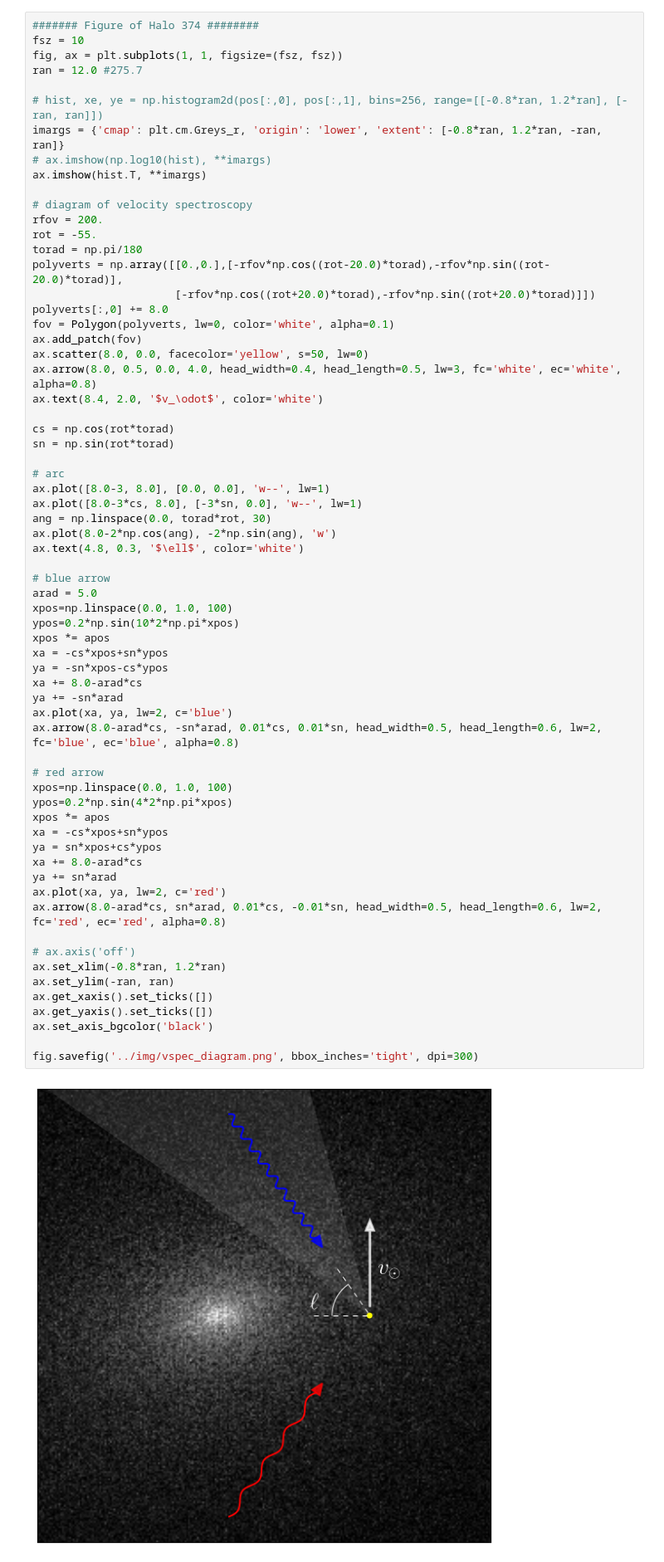
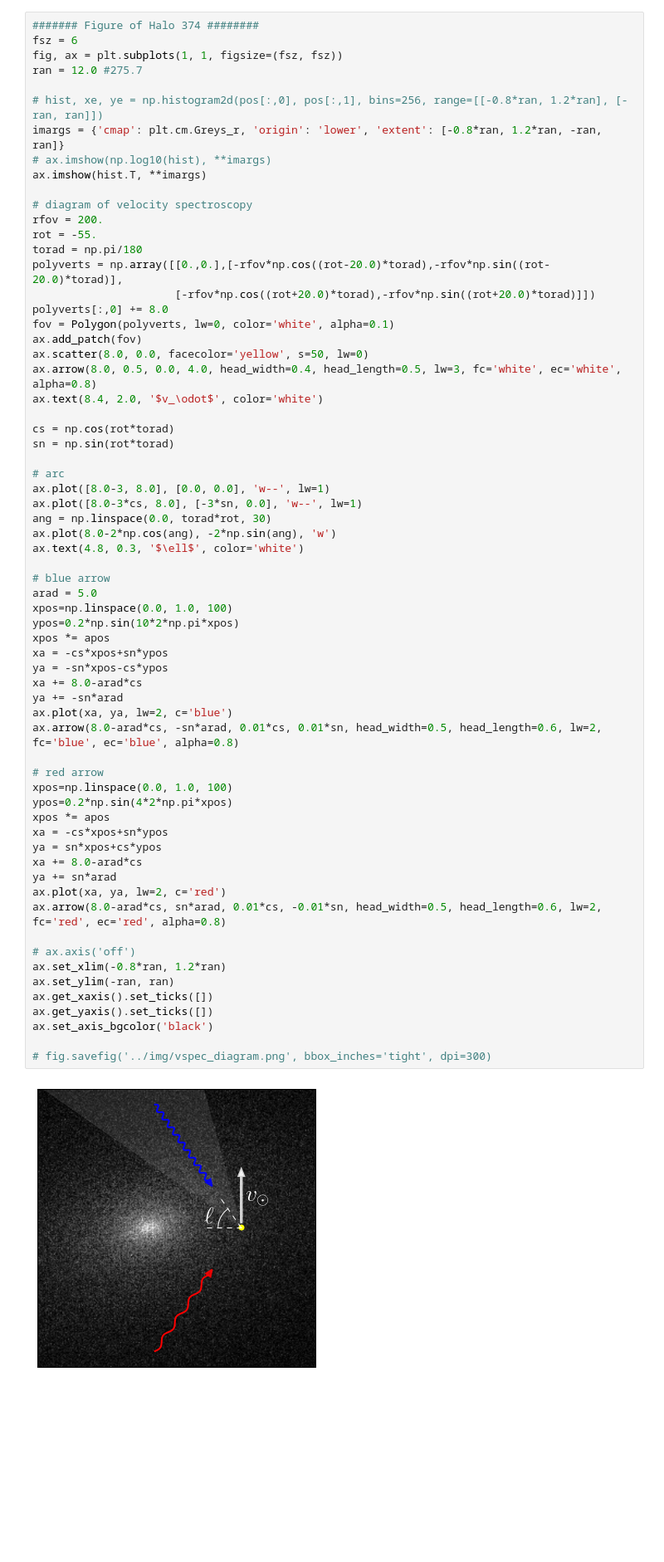
Before and after one commit to ranjanlaha/DMVS, a Jupyter notebook: python/figures.ipynb, the cells around one changed output. Shown at 83% size. Saved outputs shown, nothing was run; the diff lists cells and outputs as text; blank space fills up the shorter version.

Commit message:
Final figure for 374

```diff
--- a/python/figures.ipynb
+++ b/python/figures.ipynb
@@ -27,7 +28,7 @@ Lagrangian patch dimensions are (486, 224, 242)
 Reading Gadget snapshot /nfs/slac/g/ki/ki21/cosmo/yymao/mw_resims/halos/Halo374/output/snapshot_235
 # %%
 ####### Figure of Halo 374 ########
-fsz = 10
+fsz = 6
 fig, ax = plt.subplots(1, 1, figsize=(fsz, fsz))
 ran = 12.0 #275.7
 
@@ -63,35 +64,35 @@ ax.text(4.8, 0.3, '$\ell$', color='white')
 arad = 5.0
 xpos=np.linspace(0.0, 1.0, 100)
 ypos=0.2*np.sin(10*2*np.pi*xpos)
 xpos *= apos
 xa = -cs*xpos+sn*ypos
 ya = -sn*xpos-cs*ypos
 xa += 8.0-arad*cs
 ya += -sn*arad
 ax.plot(xa, ya, lw=2, c='blue')
 ax.arrow(8.0-arad*cs, -sn*arad, 0.01*cs, 0.01*sn, head_width=0.5, head_length=0.6, lw=2, fc='blue', ec='blue', alpha=0.8)
 
 # red arrow
 xpos=np.linspace(0.0, 1.0, 100)
 ypos=0.2*np.sin(4*2*np.pi*xpos)
 xpos *= apos
 xa = -cs*xpos+sn*ypos
 ya = sn*xpos+cs*ypos
 xa += 8.0-arad*cs
 ya += sn*arad
 ax.plot(xa, ya, lw=2, c='red')
 ax.arrow(8.0-arad*cs, sn*arad, 0.01*cs, -0.01*sn, head_width=0.5, head_length=0.6, lw=2, fc='red', ec='red', alpha=0.8)
 
 # ax.axis('off')
 ax.set_xlim(-0.8*ran, 1.2*ran)
 ax.set_ylim(-ran, ran)
 ax.get_xaxis().set_ticks([])
 ax.get_yaxis().set_ticks([])
 ax.set_axis_bgcolor('black')
 
-fig.savefig('../img/vspec_diagram.png', bbox_inches='tight', dpi=300)
+# fig.savefig('../img/vspec_diagram.png', bbox_inches='tight', dpi=300)
 # %% [output]
-[figure, old version]
+[figure, new version]
 # %%
 ###### comparison of line profile hitograsms to Gaussian models ########
 fig, ax = plt.subplots(1, 1, figsize=(10, 10))
```
Also changed, not shown: parts of 3 cells of this notebook, 1 other file.
